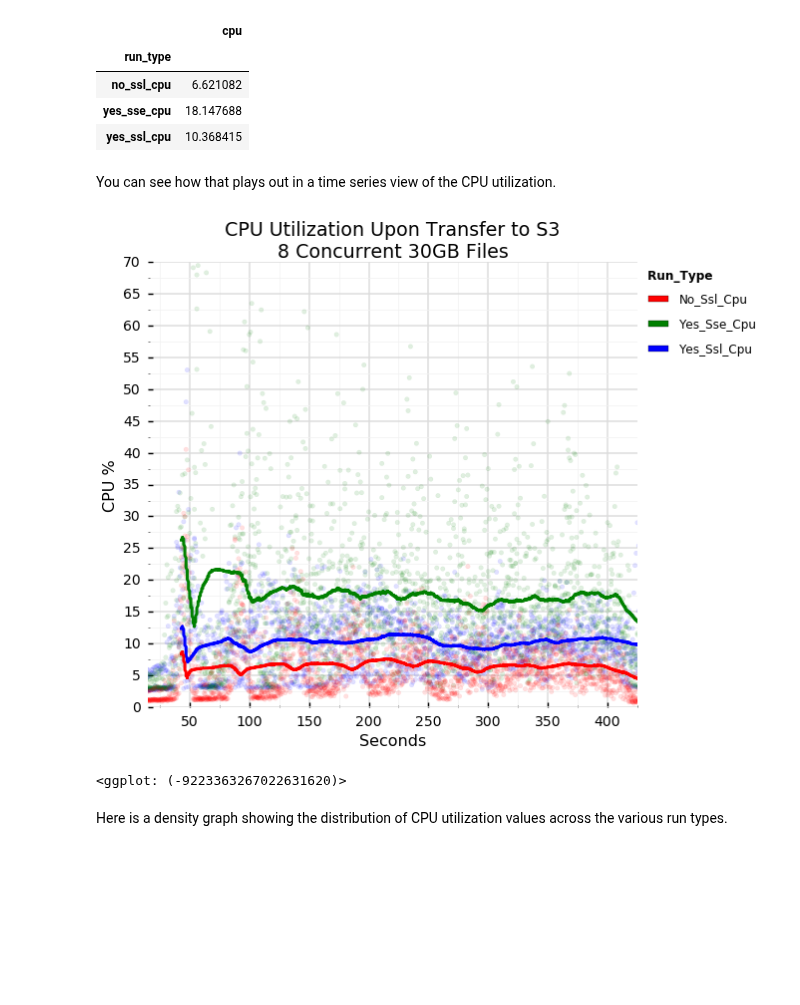
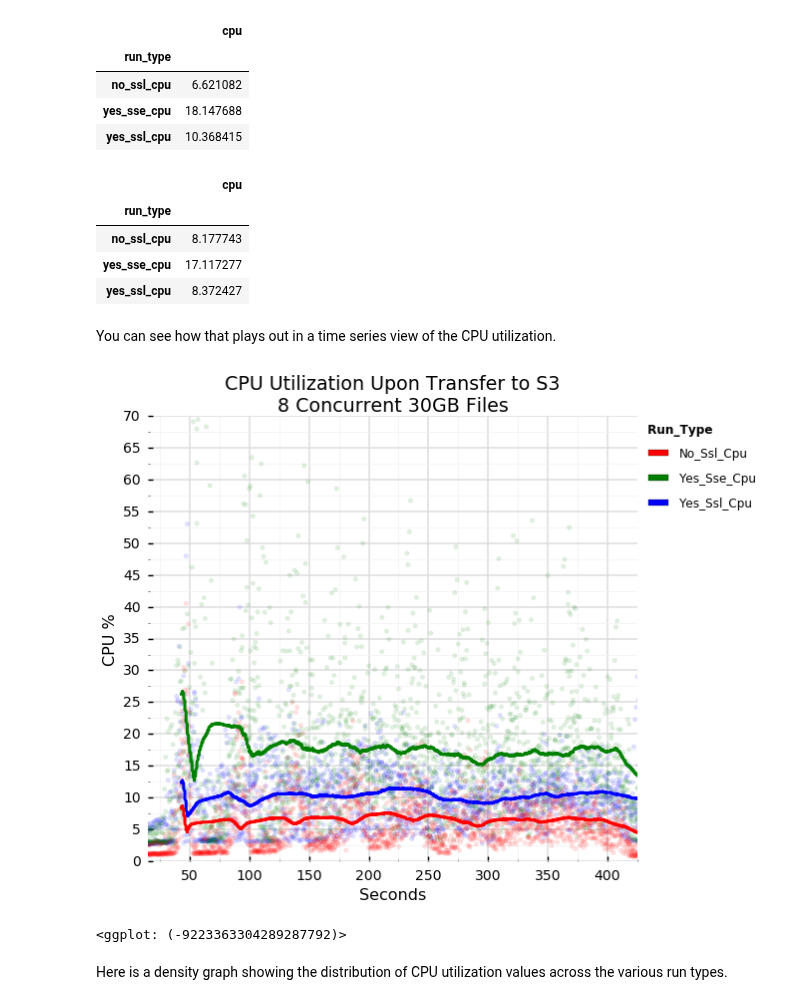
Before and after one commit to philipsoutham/aws-encryption-performance, a Jupyter notebook: To crypto, or not to crypto....ipynb, the cells around one changed output. Saved outputs shown, nothing was run; the diff lists cells and outputs as text; code cells hidden in the pictures; blank space fills up the shorter version.

```diff
--- a/To crypto, or not to crypto....ipynb
+++ b/To crypto, or not to crypto....ipynb
@@ -86,6 +87,14 @@ async_cpu_df[["run_type", "cpu"]].groupby(["run_type"]).mean()
 | no_ssl_cpu | 6.621082 |
 | yes_sse_cpu | 18.147688 |
 | yes_ssl_cpu | 10.368415 |
+# %%
+async_cpu_df[["run_type", "cpu"]].groupby(["run_type"]).std()
+# %% [output]
+|  | cpu |
+| run_type |  |
+| no_ssl_cpu | 8.177743 |
+| yes_sse_cpu | 17.117277 |
+| yes_ssl_cpu | 8.372427 |
 # %% [markdown]
 You can see how that plays out in a time series view of the CPU utilization.
 # %%
@@ -100,11 +109,12 @@ s = ggplot(aes(x='t', y='cpu', color='run_type', fill='run_type'),
     ggtitle("CPU Utilization Upon Transfer to S3\n8 Concurrent 30GB Files") +\
     scale_color_manual(values=["red", "green", "blue"]) +\
     theme_seaborn(context='talk',style="whitegrid")
-#ggsave("/tmp/network-cpu-1.png",s,dpi=96)
+
+if create_external_graphs: ggsave("/tmp/network-cpu-1.png", s, dpi=96)
 s
 # %% [output]
 [figure]
-<ggplot: (-9223363267022631620)>
+<ggplot: (-9223363304289287792)>
 # %% [markdown]
 Here is a density graph showing the distribution of CPU utilization values across the various run types.
 # %%
```
Also changed, not shown: parts of 8 cells of this notebook, 2 other files.
